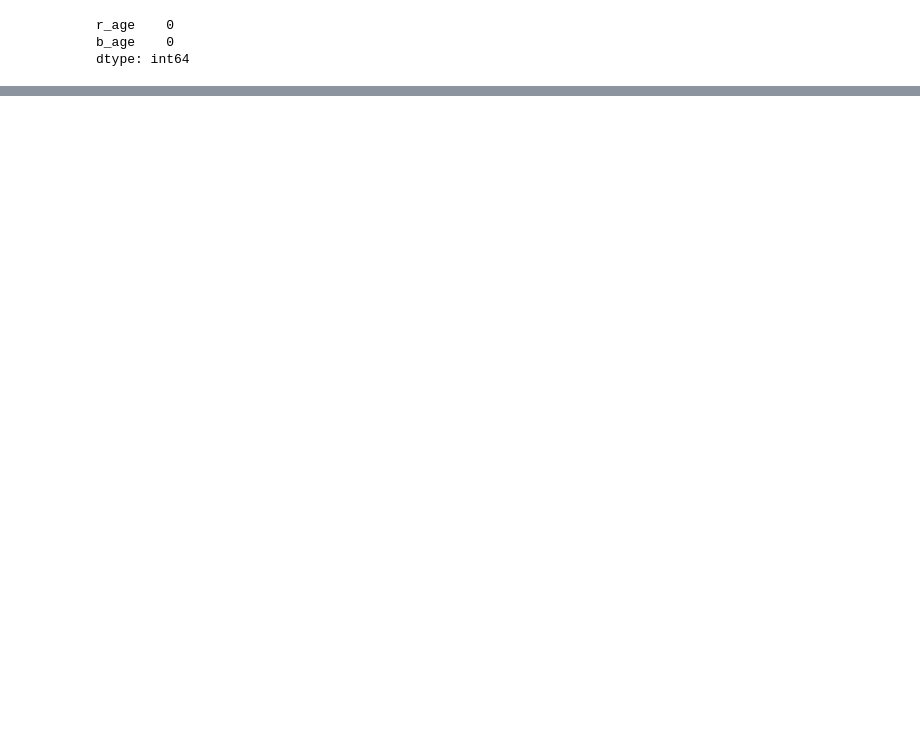
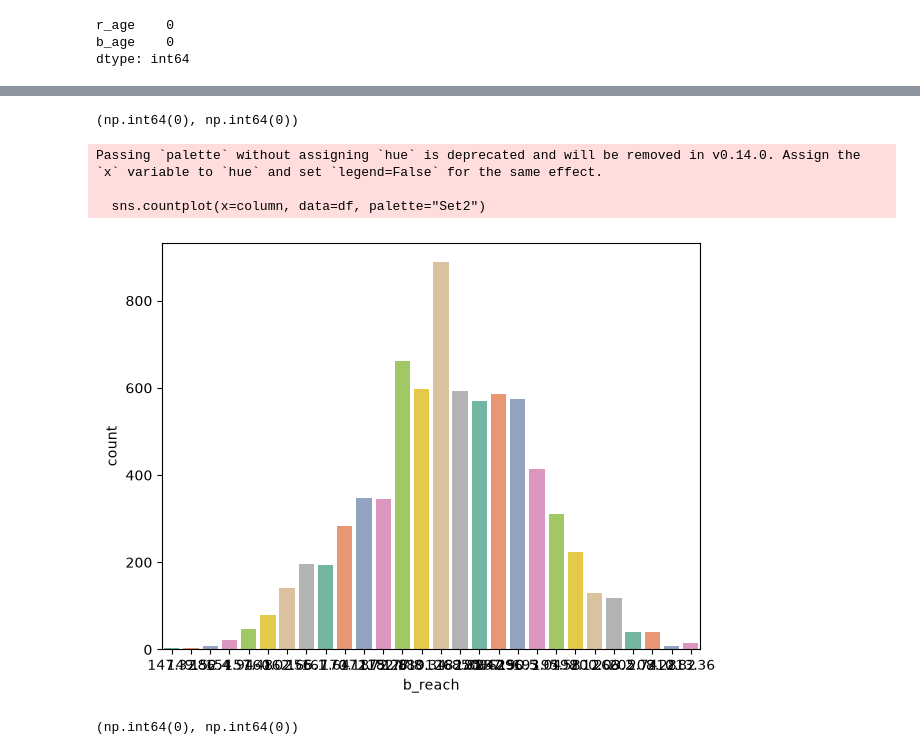
Before and after one commit to strait593/UFC-Prediction-Model, a Jupyter notebook: src/ufc_pred_model/additional_preprocessing.ipynb, the cells around one changed output, grey strips where cells are left out. Saved outputs shown, nothing was run; the diff lists cells and outputs as text; code cells hidden in the pictures; blank space fills up the shorter version.

```diff
--- a/src/ufc_pred_model/additional_preprocessing.ipynb
+++ b/src/ufc_pred_model/additional_preprocessing.ipynb
@@ -277,0 +274,20 @@ dtype: int64
+# %%
+# mean imputed reach for r and b reach columns
+for column in ("r_reach", "b_reach"):
+    df[column] = df[column].fillna(df[column].mean())
+# %%
+df['r_reach'].isna().sum(), df['b_reach'].isna().sum()
+# %% [output]
+(np.int64(0), np.int64(0))
+# %%
+columns = ["r_stance", 'b_stance']
+
+sns.countplot(x=column, data=df, palette="Set2")
+plt.tight_layout()
+
+plt.show()
+# %% [output]
+Passing `palette` without assigning `hue` is deprecated and will be removed in v0.14.0. Assign the `x` variable to `hue` and set `legend=False` for the same effect.
+
+  sns.countplot(x=column, data=df, palette="Set2")
+[figure, added]
@@ -277,0 +311,4 @@ dtype: int64
+# %%
+df['r_stance'].isna().sum(), df['b_stance'].isna().sum()
+# %% [output]
+(np.int64(0), np.int64(0))
```
Also changed, not shown: parts of 13 cells of this notebook, 3 other files.
